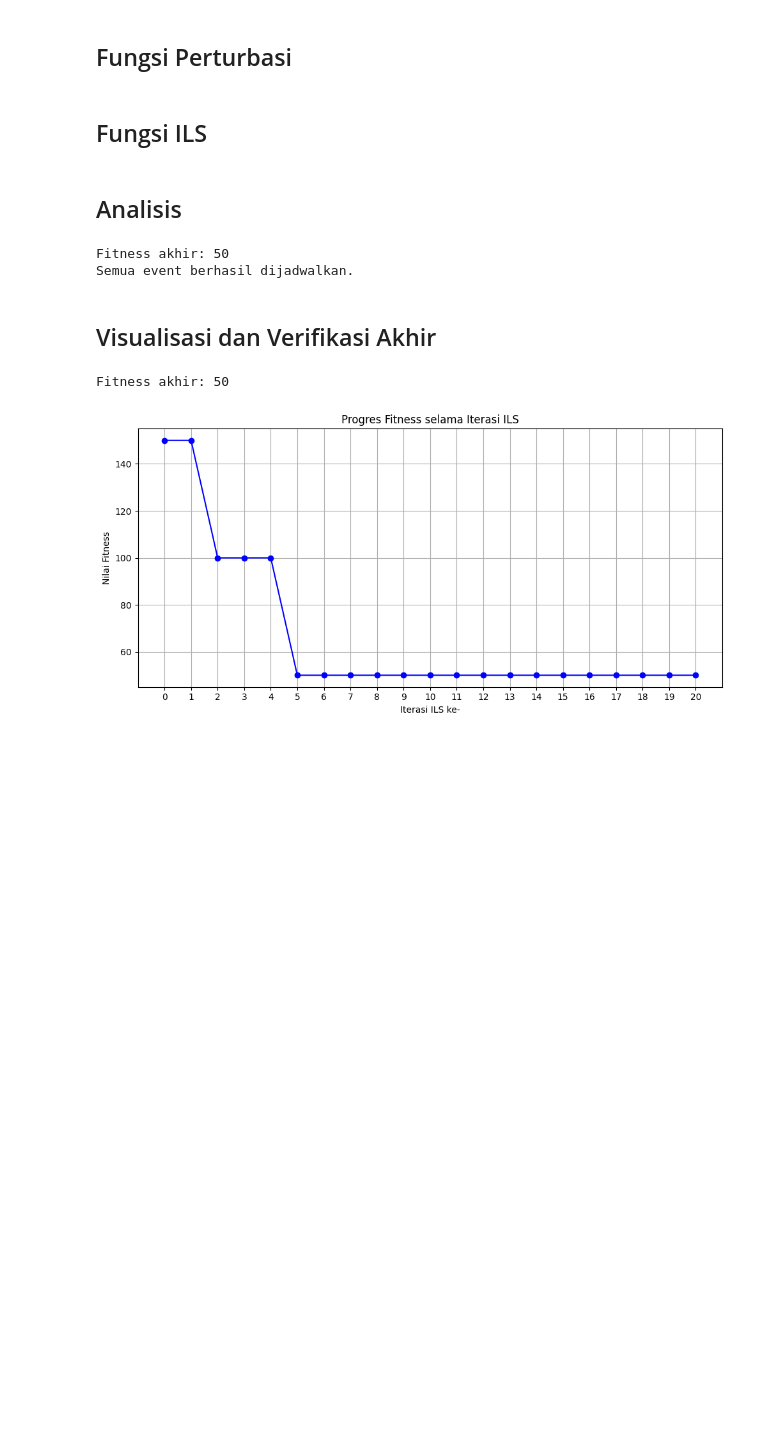
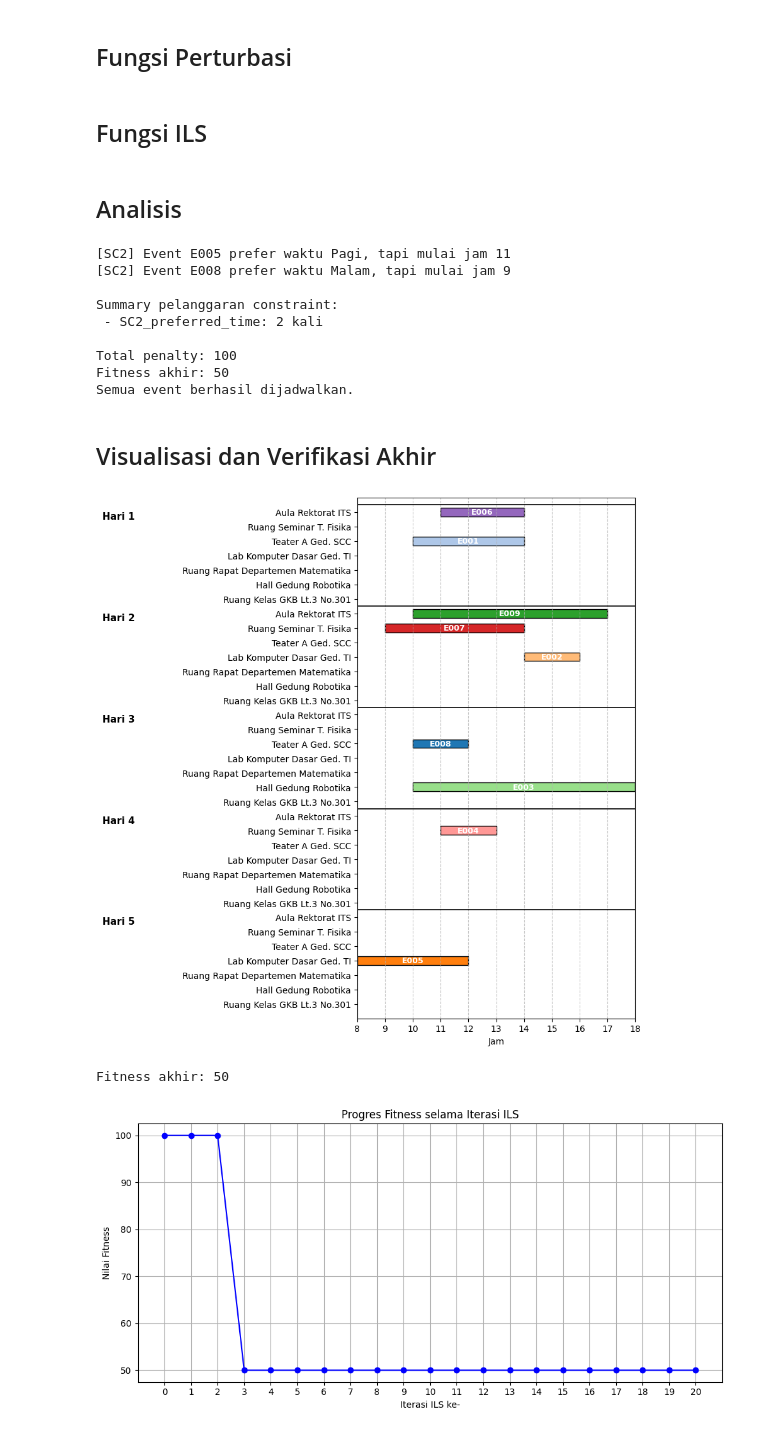
Before and after one commit to vopula/challenge_handson2, a Jupyter notebook: challenge_template.ipynb, the cells around one changed output. Drawn from its saved outputs; the diff is of its cells as text; code cells hidden in the pictures; blank space fills up the shorter version.

```diff
--- a/challenge_template.ipynb
+++ b/challenge_template.ipynb
@@ -375,10 +411,10 @@ def perturbasi_acak_its(solusi, all_event_ids, rooms_lookup, days_op, start_op_h
 # %% [markdown]
 ## Fungsi ILS
 # %%
-def iterated_local_search_its(jumlah_iterasi_utama, jumlah_iterasi_hill, all_event_ids, rooms_lookup, days_op, start_op_hour, end_op_hour, max_event_end_h):
+def iterated_local_search_its(jumlah_iterasi_utama, jumlah_iterasi_hill, all_event_ids, rooms_lookup, days_op, start_op_hour, end_op_hour, max_event_end_h, verbose=False):
     solusi = buat_solusi_awal_its(all_event_ids, rooms_lookup, days_op, start_op_hour, end_op_hour, max_event_end_h)
     solusi, fitness = hill_climbing_its(solusi, jumlah_iterasi_hill, all_event_ids, event_dict_its, rooms_lookup, days_op, start_op_hour, end_op_hour, max_event_end_h)
-    fitness = calculate_fitness_its(solusi, all_event_ids, event_dict_its, rooms_lookup, days_op, start_op_hour, end_op_hour, max_event_end_h)
+    fitness = calculate_fitness_its(solusi, all_event_ids, event_dict_its, rooms_lookup, days_op, start_op_hour, end_op_hour, max_event_end_h, verbose)
     fitness_history = [fitness]
 
     for _ in range(jumlah_iterasi_utama):
@@ -403,7 +439,8 @@ hasil_solusi, nilai_fitness, fitness_history = iterated_local_search_its(
     days_op=DAYS_OF_WEEK,
     start_op_hour=START_HOUR_OPERATIONAL,
     end_op_hour=END_HOUR_OPERATIONAL,
-    max_event_end_h=MAX_EVENT_END_HOUR
+    max_event_end_h=MAX_EVENT_END_HOUR,
+    verbose=True
 )
 
 print("Fitness akhir:", nilai_fitness)
@@ -414,6 +451,13 @@ if tidak_terjadwal:
 else:
     print("Semua event berhasil dijadwalkan.")
 # %% [output]
+[SC2] Event E005 prefer waktu Pagi, tapi mulai jam 11
+[SC2] Event E008 prefer waktu Malam, tapi mulai jam 9
+
+Summary pelanggaran constraint:
+ - SC2_preferred_time: 2 kali
+
+Total penalty: 100
 Fitness akhir: 50
 Semua event berhasil dijadwalkan.
 # %% [markdown]
@@ -487,43 +531,44 @@ def visualize_schedule_hierarchical(solusi, events_lookup, rooms_lookup, days_op
         # posisi pertama (terkecil) untuk hari itu di y_pos_map
         positions = [y_pos_map[(day, r)] for r in rooms_lookup.keys()]
         day_start_pos[day] = min(positions)
 
     # Pasang label hari di kiri luar axis y dengan ax.text dan transform y axis
     for day, ypos in day_start_pos.items():
         ax.axhline(y=ypos - 0.5, color='black', linewidth=1.2)  # garis di atas blok hari
         ax.text(-0.8, ypos + 0.3, f"Hari {day}", va='center', ha='right', transform=ax.get_yaxis_transform(), fontsize=11, fontweight='bold')
 
     # Tambahan formatting
     ax.invert_yaxis()  # biar hari 1 di atas
     plt.tight_layout()
     plt.show()
 
 
-# # Contoh pemakaian (sesuaikan variabel berikut dengan data kamu)
-# days_op = [1, 2, 3, 4, 5]  # contoh hari Senin sampai Jumat sebagai angka
-# visualize_schedule_hierarchical(
-#     solusi=hasil_solusi,
-#     events_lookup=event_dict_its,
-#     rooms_lookup=room_dict_its,
-#     days_op=days_op,
-#     start_op_hour=8,
-#     end_op_hour=17,
-#     max_event_end_h=MAX_EVENT_END_HOUR
-# )
+# Contoh pemakaian (sesuaikan variabel berikut dengan data kamu)
+days_op = [1, 2, 3, 4, 5]  # contoh hari Senin sampai Jumat sebagai angka
+visualize_schedule_hierarchical(
+    solusi=hasil_solusi,
+    events_lookup=event_dict_its,
+    rooms_lookup=room_dict_its,
+    days_op=days_op,
+    start_op_hour=8,
+    end_op_hour=17,
+    max_event_end_h=MAX_EVENT_END_HOUR
+)
 
 hasil_solusi, nilai_fitness, fitness_history = iterated_local_search_its(
     jumlah_iterasi_utama=20,
     jumlah_iterasi_hill=100,
     all_event_ids=all_event_ids_its,
     rooms_lookup=room_dict_its,
     days_op=DAYS_OF_WEEK,
     start_op_hour=START_HOUR_OPERATIONAL,
     end_op_hour=END_HOUR_OPERATIONAL,
     max_event_end_h=MAX_EVENT_END_HOUR
 )
 
 print("Fitness akhir:", nilai_fitness)
 plot_fitness_progress(fitness_history)
 # %% [output]
+[figure, new version]
 Fitness akhir: 50
-[figure, old version]
+[figure, added]
```
Also changed, not shown: parts of 2 cells of this notebook.
